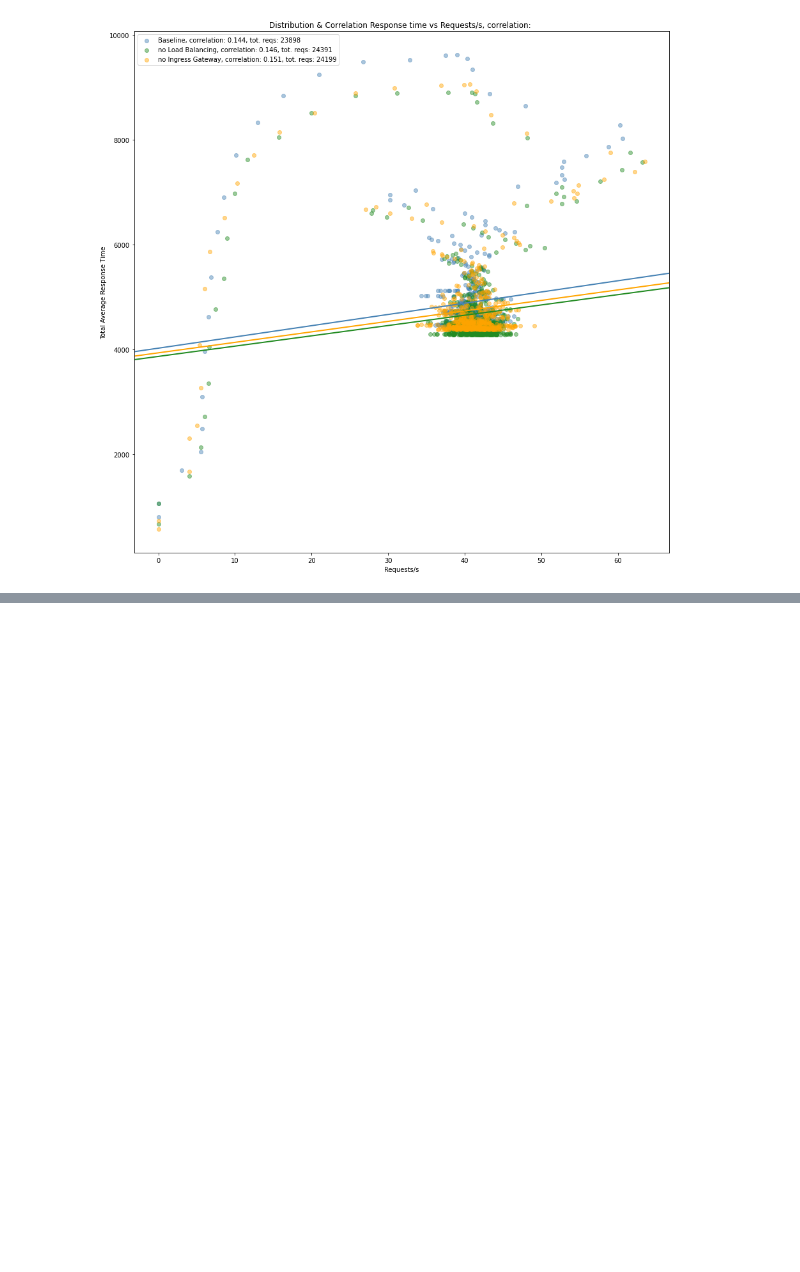
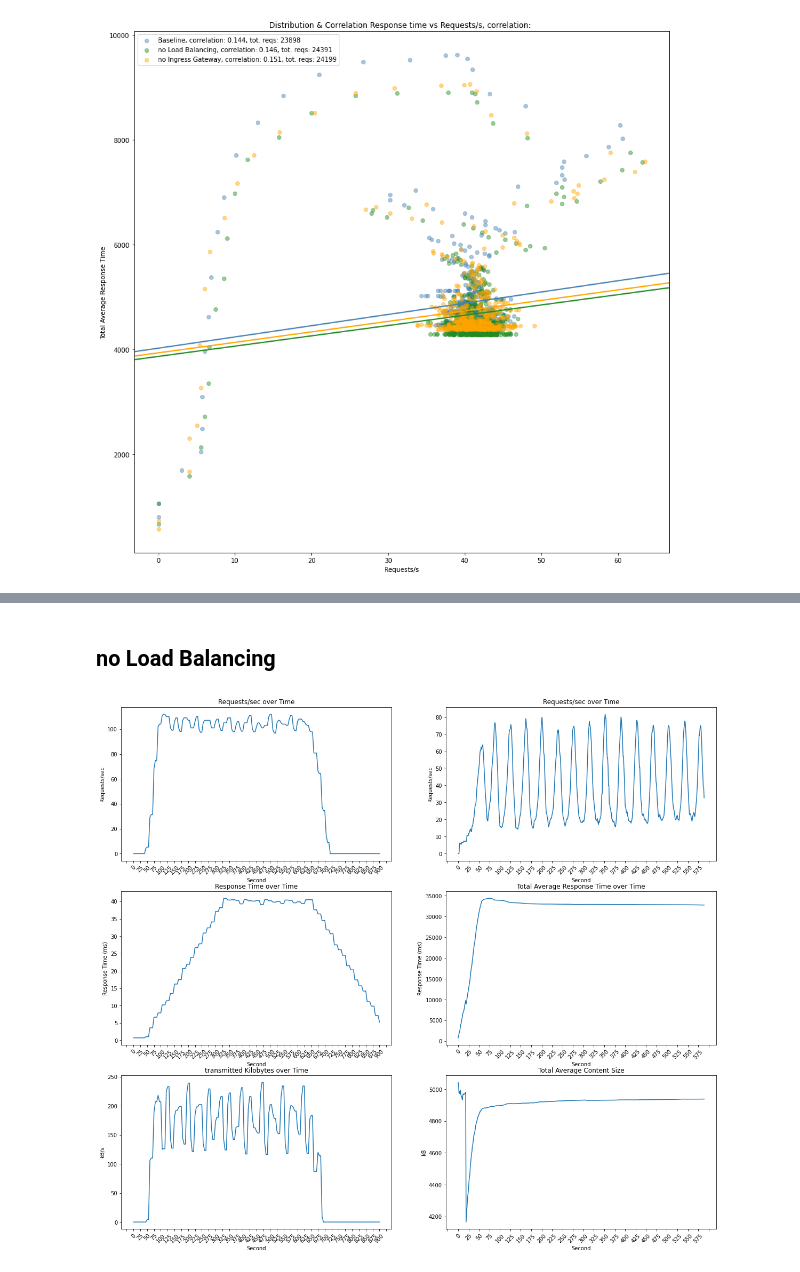
Before and after one commit to whiskeywolke/Service-Mesh-Evaluation, a Jupyter notebook: bookinfo/analysis/bookinfo_analysis.ipynb, the cells around one changed output, grey strips where cells are left out. Cells and saved outputs as stored; diff of their text form; code cells hidden in the pictures; blank space fills up the shorter version.

```diff
--- a/bookinfo/analysis/bookinfo_analysis.ipynb
+++ b/bookinfo/analysis/bookinfo_analysis.ipynb
@@ -227,0 +258,13 @@ plt.show()
+# %% [markdown]
+## no Load Balancing
+# %%
+folder = "./../benchmarks/noLoadBalancingHigh/"
+graf_req_sec = pd.read_csv(folder + "Requests_second-data-2022-07-02 12_11_18.csv")
+graf_res = pd.read_csv(folder + "Response time-data-2022-07-02 12_11_28.csv")
+graf_kbps = pd.read_csv(folder + "Total bytes _ sec-data-2022-07-02 12_11_35.csv")
+locust_data = pd.read_csv(folder + "02-07-22_11-56-39_stats_history.csv")
+
+
+make_plot(graf_req_sec, graf_res, graf_kbps, locust_data)
+# %% [output]
+[figure, added]
```
Also changed, not shown: parts of 12 cells of this notebook, 2 other files.
